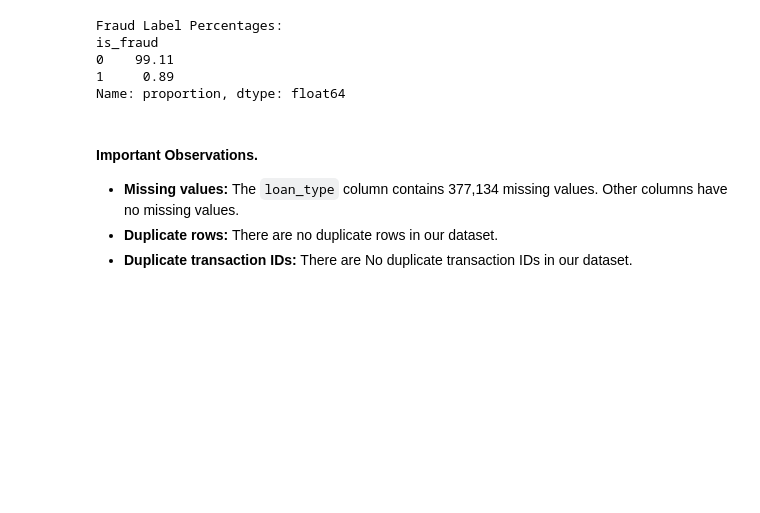
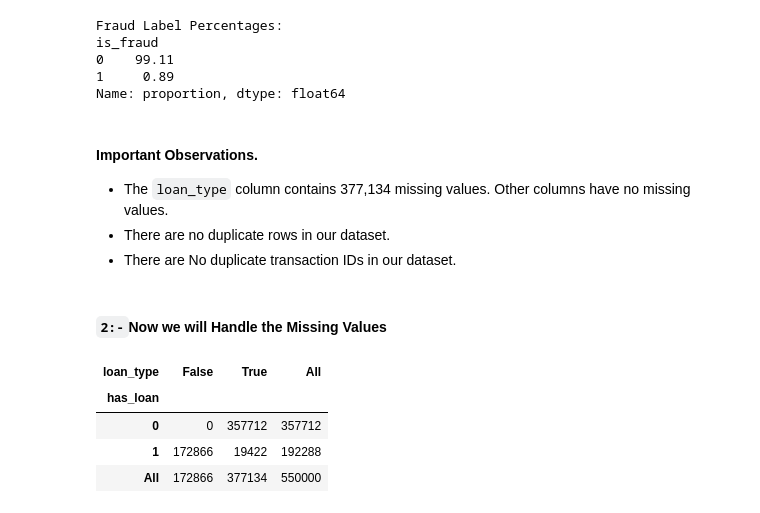
Before and after one commit to MrinmoyTalukdar27/FraudLens-Indian-Banking-Analytics, a Jupyter notebook: Data_Cleaning.ipynb, the cells around one changed output. Drawn from its saved outputs; the diff is of its cells as text; code cells hidden in the pictures; blank space fills up the shorter version.

```diff
--- a/Data_Cleaning.ipynb
+++ b/Data_Cleaning.ipynb
@@ -123,6 +123,21 @@ Name: proportion, dtype: float64
 # %% [markdown]
 
 #### Important Observations.
-- **Missing values:** The `loan_type` column contains 377,134 missing values. Other columns have no missing values.
-- **Duplicate rows:** There are no duplicate rows in our dataset.
-- **Duplicate transaction IDs:** There are No duplicate transaction IDs in our dataset.
+-  The `loan_type` column contains 377,134 missing values. Other columns have no missing values.
+-  There are no duplicate rows in our dataset.
+-  There are No duplicate transaction IDs in our dataset.
+# %% [markdown]
+#### `2:-`Now we will Handle the Missing Values
+# %%
+# Before we handle the missing values lets see if the missing values coming from the  customers who do not have a loan.
+pd.crosstab(
+    df["has_loan"],
+    df["loan_type"].isnull(),
+    margins=True
+)
+# %% [output]
+| loan_type | False | True | All |
+| has_loan |  |  |  |
+| 0 | 0 | 357712 | 357712 |
+| 1 | 172866 | 19422 | 192288 |
+| All | 172866 | 377134 | 550000 |
```
Also changed, not shown: parts of 14 cells of this notebook.
